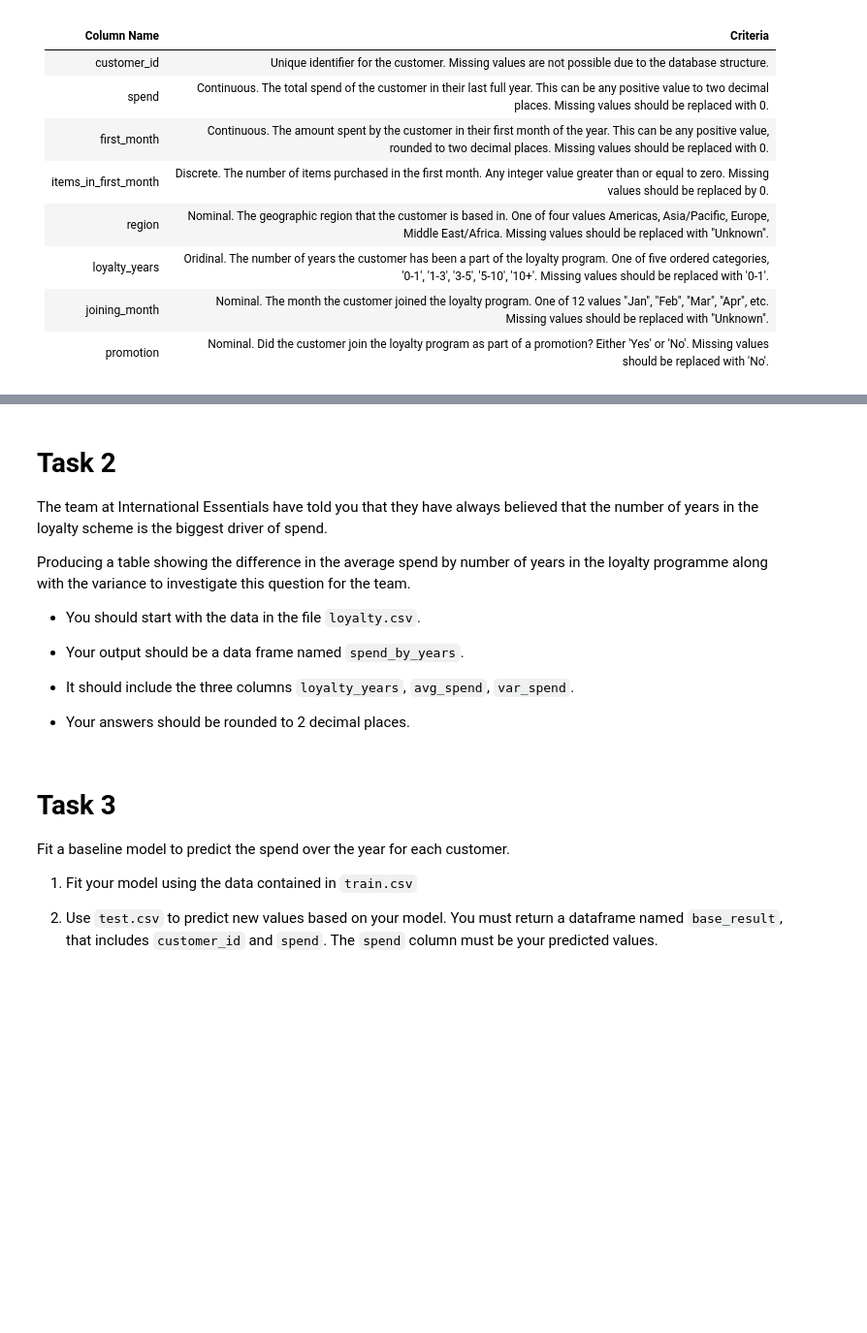
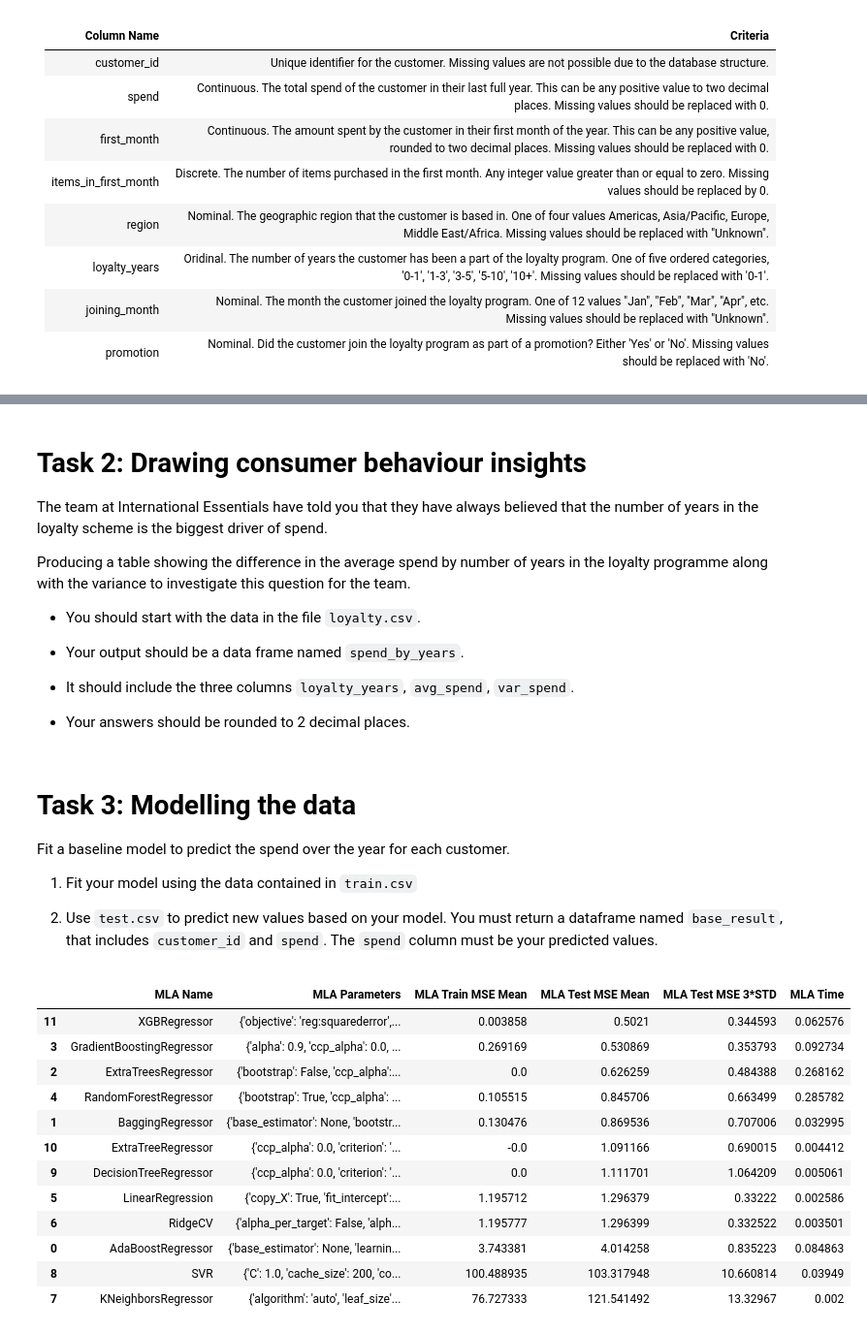
Before and after one commit to suni639/customer_loyalty, a Jupyter notebook: supermarket_loyalty_programme_analysis.ipynb, the cells around one changed output, grey strips where cells are left out. Shown: that part at 97% size. Cells and saved outputs as stored; diff of their text form; code cells hidden in the pictures; blank space fills up the shorter version.

```diff
--- a/supermarket_loyalty_programme_analysis.ipynb
+++ b/supermarket_loyalty_programme_analysis.ipynb
@@ -58,5 +288,5 @@ Create a cleaned version of the dataframe.
 # %% [markdown]
-# Task 2
+# Task 2: Drawing consumer behaviour insights
 
 The team at International Essentials have told you that they have always believed that the number of years in the loyalty scheme is the biggest driver of spend.
 
@@ -72,8 +346,75 @@ Producing a table showing the difference in the average spend by number of years
 # %% [markdown]
-# Task 3
+# Task 3: Modelling the data
 
 Fit a baseline model to predict the spend over the year for each customer.
 
  1. Fit your model using the data contained in `train.csv` </br></br>
 
  2. Use `test.csv` to predict new values based on your model. You must return a dataframe named `base_result`, that includes `customer_id` and `spend`. The `spend` column must be your predicted values.
+# %%
+# One-hot encode categorical columns
+clean_data_encoded = pd.get_dummies(clean_data, columns=['region', 'loyalty_years', 'joining_month', 'promotion'])
+
+# Define your target variable
+Target = 'spend'
+
+# Machine Learning Algorithm (MLA) Selection and Initialization for regression
+MLA = [
+    ensemble.AdaBoostRegressor(),
+    ensemble.BaggingRegressor(),
+    ensemble.ExtraTreesRegressor(),
+    ensemble.GradientBoostingRegressor(),
+    ensemble.RandomForestRegressor(),
+    linear_model.LinearRegression(),
+    linear_model.RidgeCV(),
+    neighbors.KNeighborsRegressor(),
+    svm.SVR(),
+    tree.DecisionTreeRegressor(),
+    tree.ExtraTreeRegressor(),
+    XGBRegressor()  # Note: Removed enable_categorical=True due to compatibility issues
+]
+
+# Cross-validation and MLA comparison
+cv_split = model_selection.ShuffleSplit(n_splits=10, test_size=.3, train_size=.7, random_state=0)
+MLA_columns = [
+    'MLA Name',
+    'MLA Parameters',
+    'MLA Train MSE Mean',  # Using Mean Squared Error to assess model accuracy
+    'MLA Test MSE Mean',
+    'MLA Test MSE 3*STD',  # Reflects variability in test MSE
+    'MLA Time'
+]
+MLA_compare = pd.DataFrame(columns=MLA_columns)
+
+row_index = 0
+for alg in MLA:
+    MLA_name = alg.__class__.__name__
+    MLA_compare.loc[row_index, 'MLA Name'] = MLA_name
+    MLA_compare.loc[row_index, 'MLA Parameters'] = str(alg.get_params())
+
+    # Score model with cross-validation, ensure to drop the Target column for X, and use Target directly for y
+    cv_results = model_selection.cross_validate(alg, clean_data_encoded.drop(columns=[Target]), clean_data_encoded[Target], cv=cv_split, scoring='neg_mean_squared_error', return_train_score=True)
+
+    MLA_compare.loc[row_index, 'MLA Time'] = cv_results['fit_time'].mean()
+    MLA_compare.loc[row_index, 'MLA Train MSE Mean'] = -cv_results['train_score'].mean()  # Negate to make positive
+    MLA_compare.loc[row_index, 'MLA Test MSE Mean'] = -cv_results['test_score'].mean()  # Negate to make positive
+    MLA_compare.loc[row_index, 'MLA Test MSE 3*STD'] = cv_results['test_score'].std()*3
+    row_index += 1
+
+# Sort and display the results
+MLA_compare.sort_values(by=['MLA Test MSE Mean'], ascending=True, inplace=True)  # Lower MSE is better
+MLA_compare
+# %% [output]
+|  | MLA Name | MLA Parameters | MLA Train MSE Mean | MLA Test MSE Mean | MLA Test MSE 3*STD | MLA Time |
+| 11 | XGBRegressor | {'objective': 'reg:squarederror',... | 0.003858 | 0.5021 | 0.344593 | 0.062576 |
+| 3 | GradientBoostingRegressor | {'alpha': 0.9, 'ccp_alpha': 0.0, ... | 0.269169 | 0.530869 | 0.353793 | 0.092734 |
+| 2 | ExtraTreesRegressor | {'bootstrap': False, 'ccp_alpha':... | 0.0 | 0.626259 | 0.484388 | 0.268162 |
+| 4 | RandomForestRegressor | {'bootstrap': True, 'ccp_alpha': ... | 0.105515 | 0.845706 | 0.663499 | 0.285782 |
+| 1 | BaggingRegressor | {'base_estimator': None, 'bootstr... | 0.130476 | 0.869536 | 0.707006 | 0.032995 |
+| 10 | ExtraTreeRegressor | {'ccp_alpha': 0.0, 'criterion': '... | -0.0 | 1.091166 | 0.690015 | 0.004412 |
+| 9 | DecisionTreeRegressor | {'ccp_alpha': 0.0, 'criterion': '... | 0.0 | 1.111701 | 1.064209 | 0.005061 |
+| 5 | LinearRegression | {'copy_X': True, 'fit_intercept':... | 1.195712 | 1.296379 | 0.33222 | 0.002586 |
+| 6 | RidgeCV | {'alpha_per_target': False, 'alph... | 1.195777 | 1.296399 | 0.332522 | 0.003501 |
+| 0 | AdaBoostRegressor | {'base_estimator': None, 'learnin... | 3.743381 | 4.014258 | 0.835223 | 0.084863 |
+| 8 | SVR | {'C': 1.0, 'cache_size': 200, 'co... | 100.488935 | 103.317948 | 10.660814 | 0.03949 |
+| 7 | KNeighborsRegressor | {'algorithm': 'auto', 'leaf_size'... | 76.727333 | 121.541492 | 13.32967 | 0.002 |
```
Also changed, not shown: parts of 17 cells of this notebook.
